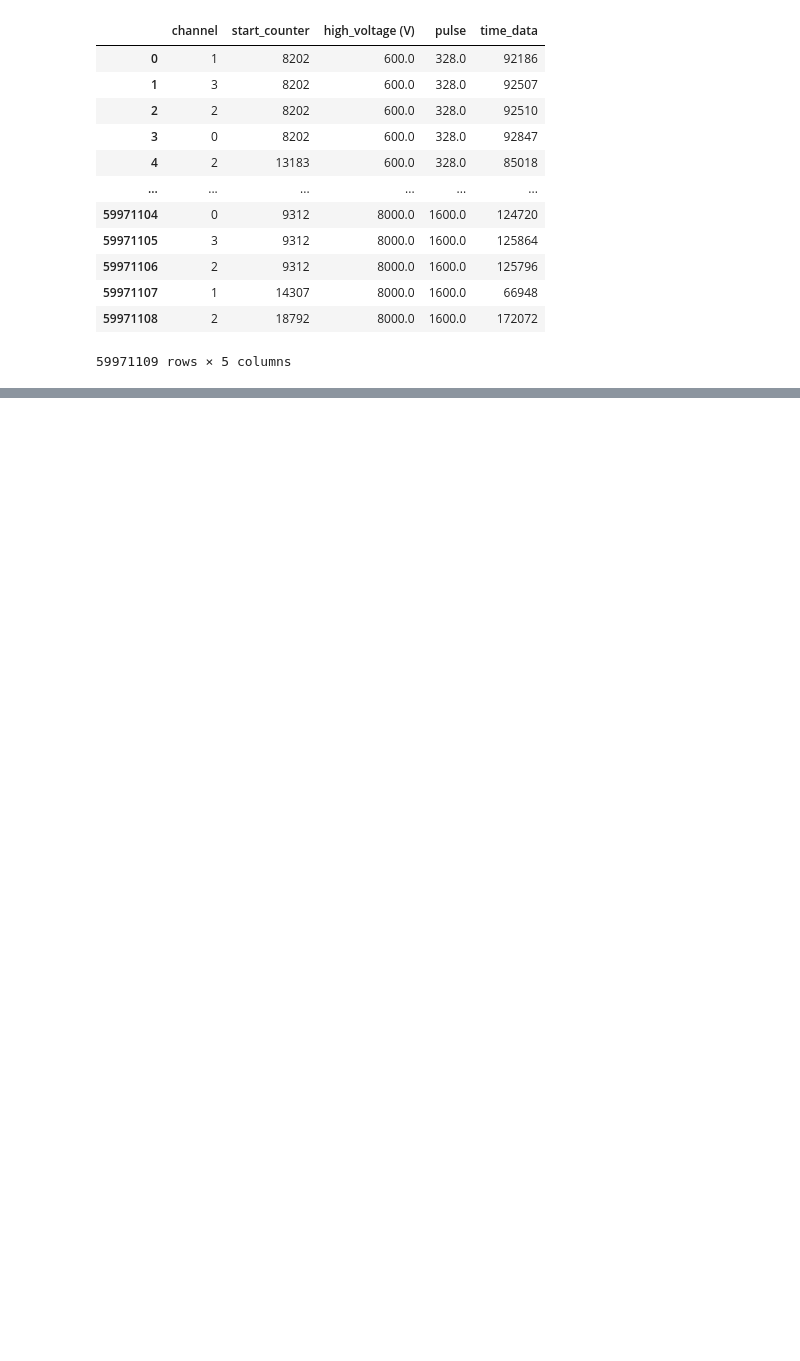
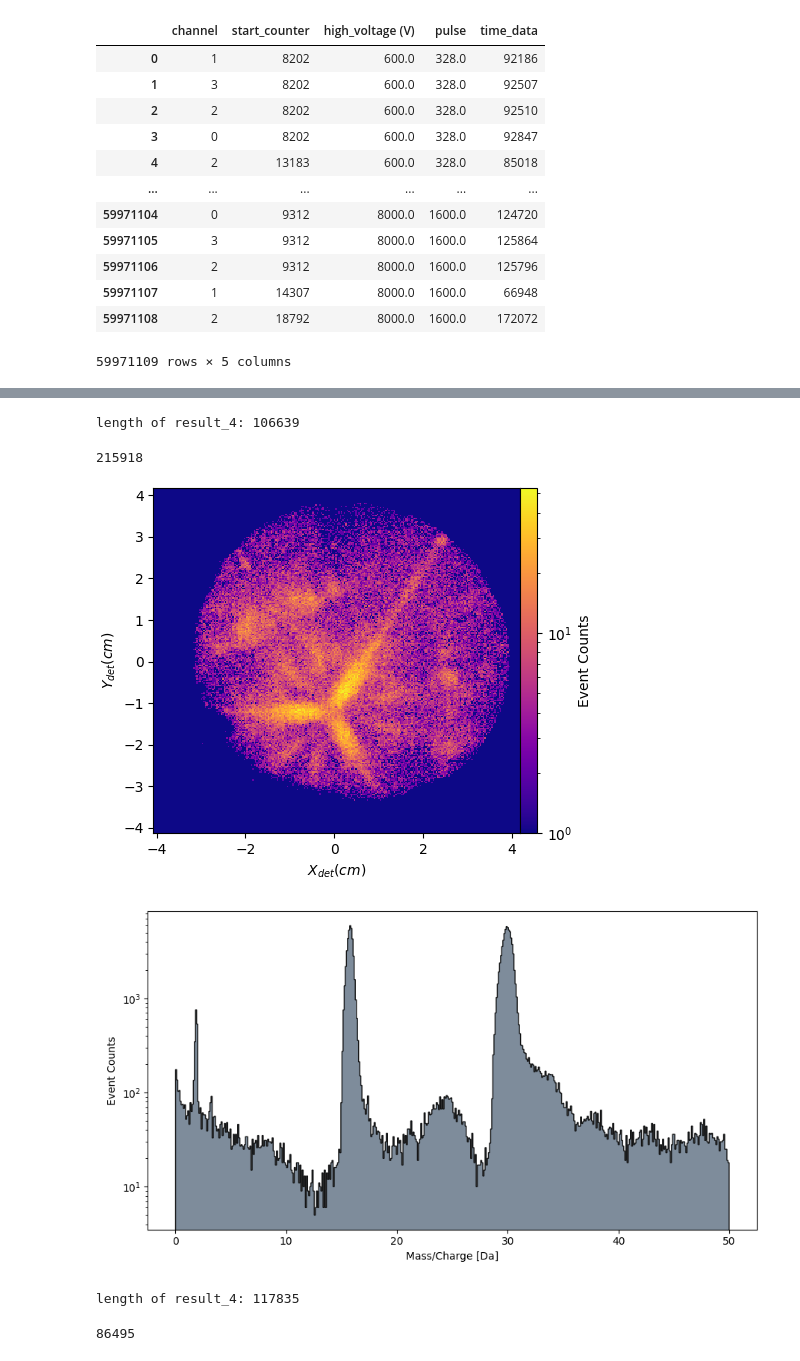
Before and after one commit to mmonajem/pyoxcart, a Jupyter notebook: pyccapt/calibration/tutorials/jupyter_files/raw_data_analysis.ipynb, the cells around one changed output, grey strips where cells are left out. Saved outputs shown, nothing was run; the diff lists cells and outputs as text; code cells hidden in the pictures; blank space fills up the shorter version.

```diff
--- a/pyccapt/calibration/tutorials/jupyter_files/raw_data_analysis.ipynb
+++ b/pyccapt/calibration/tutorials/jupyter_files/raw_data_analysis.ipynb
@@ -292,0 +199,71 @@ print(time_data[0] + time_data[1] + time_data[2] + time_data[3])
+# %%
+det_x_even = []
+det_y_even = []
+tof_even = []
+start_counter_even = []
+high_voltage_even = []
+print('length of result_4:', len(result_other_even))
+
+for ion in tqdm(result_other_even, desc="Processing", unit="iteration"):
+    time_data_tmp = np.array(ion['time_data'], dtype=np.int64)
+    for index, event in enumerate(ion['valid_event']):
+        if event == True:
+            xx_dif = time_data_tmp[index*4 + 1] - time_data_tmp[index*4 + 0]
+            yy_dif = time_data_tmp[index*4 + 3] - time_data_tmp[index*4 + 2]
+            time = time_data_tmp[index*4 + 0] + time_data_tmp[index*4 + 1] + time_data_tmp[index*4 + 2] + time_data_tmp[index*4 + 3]
+            xx_dif = -0.5*xx_dif + 1225
+            yy_dif = -0.5*yy_dif + 1225
+            xx_dif = (((xx_dif - XYBINSHIFT) * XYFACTOR) * 0.1)
+            yy_dif = (((yy_dif - XYBINSHIFT) * XYFACTOR) * 0.1)
+            if abs(xx_dif) < 4.2 and abs(yy_dif) < 4.2:
+                det_x_even.append(xx_dif)
+                det_y_even.append(yy_dif)
+                tof_even.append(time * TOFFACTOR)
+                start_counter_even.append(np.array(ion['start_counter'], dtype=np.int64)[0])
+                high_voltage_even.append(ion['high_voltage'])
+
+print(len(det_x_even))
+# %% [output]
+length of result_4: 106639
+215918
+# %%
+fdm = {'x_det (cm)': det_x_even, 'y_det (cm)': det_y_even}
+fdm = pd.DataFrame(fdm)
+
+plot_crop_fdm(fdm)
+mc = mc_tools.tof2mc(t=np.array(tof_even), t0=0, V=np.array(high_voltage_even), xDet=np.array(det_x_even), yDet=np.array(det_y_even), flightPathLength=110, V_pulse=np.zeros(len(tof_even)), mode='voltage')
+mc_plot = AptHistPlotter(mc[mc<50])
+y_hist, x_hist = mc_plot.plot_histogram()
+# %% [output]
+[figure, added]
+[figure, added]
+# %%
+det_x_odd = []
+det_y_odd = []
+tof_odd = []
+start_counter_odd = []
+high_voltage_odd = []
+print('length of result_4:', len(result_other_odd))
+
+for ion in tqdm(result_other_odd, desc="Processing", unit="iteration"):
+    time_data_tmp = np.array(ion['time_data'], dtype=np.int64)
+    for index, event in enumerate(ion['valid_event']):
+        if event == True:
+            xx_dif = time_data_tmp[index*4 + 1] - time_data_tmp[index*4 + 0]
+            yy_dif = time_data_tmp[index*4 + 3] - time_data_tmp[index*4 + 2]
+            time = time_data_tmp[index*4 + 0] + time_data_tmp[index*4 + 1] + time_data_tmp[index*4 + 2] + time_data_tmp[index*4 + 3]
+            xx_dif = -0.5*xx_dif + 1225
+            yy_dif = -0.5*yy_dif + 1225
+            xx_dif = (((xx_dif - XYBINSHIFT) * XYFACTOR) * 0.1)
+            yy_dif = (((yy_dif - XYBINSHIFT) * XYFACTOR) * 0.1)
+            if abs(xx_dif) < 4.2 and abs(yy_dif) < 4.2:
+                det_x_odd.append(xx_dif)
+                det_y_odd.append(yy_dif)
+                tof_odd.append(time * TOFFACTOR)
+                start_counter_odd.append(np.array(ion['start_counter'], dtype=np.int64)[0])
+                high_voltage_odd.append(ion['high_voltage'])
+
+print(len(det_x_odd))
+# %% [output]
+length of result_4: 117835
+86495
```
Also changed, not shown: parts of 21 cells of this notebook, 7 other files.
